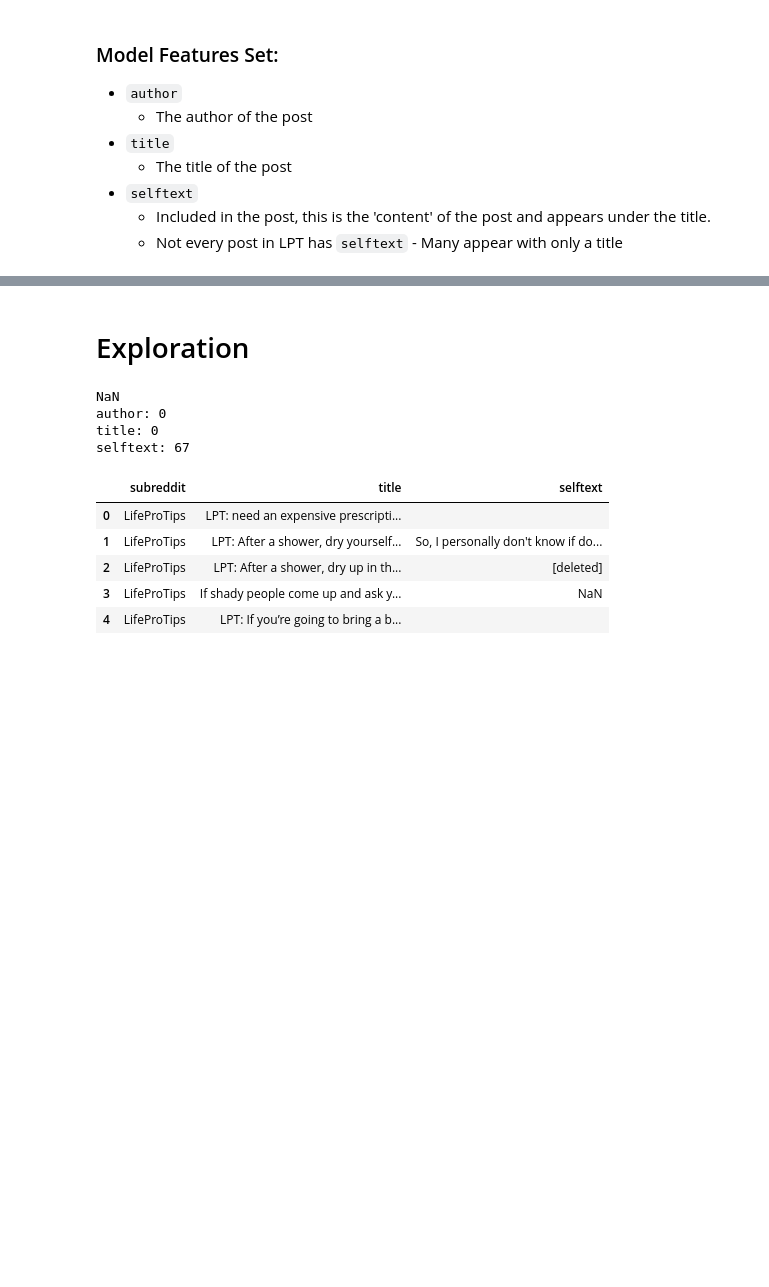
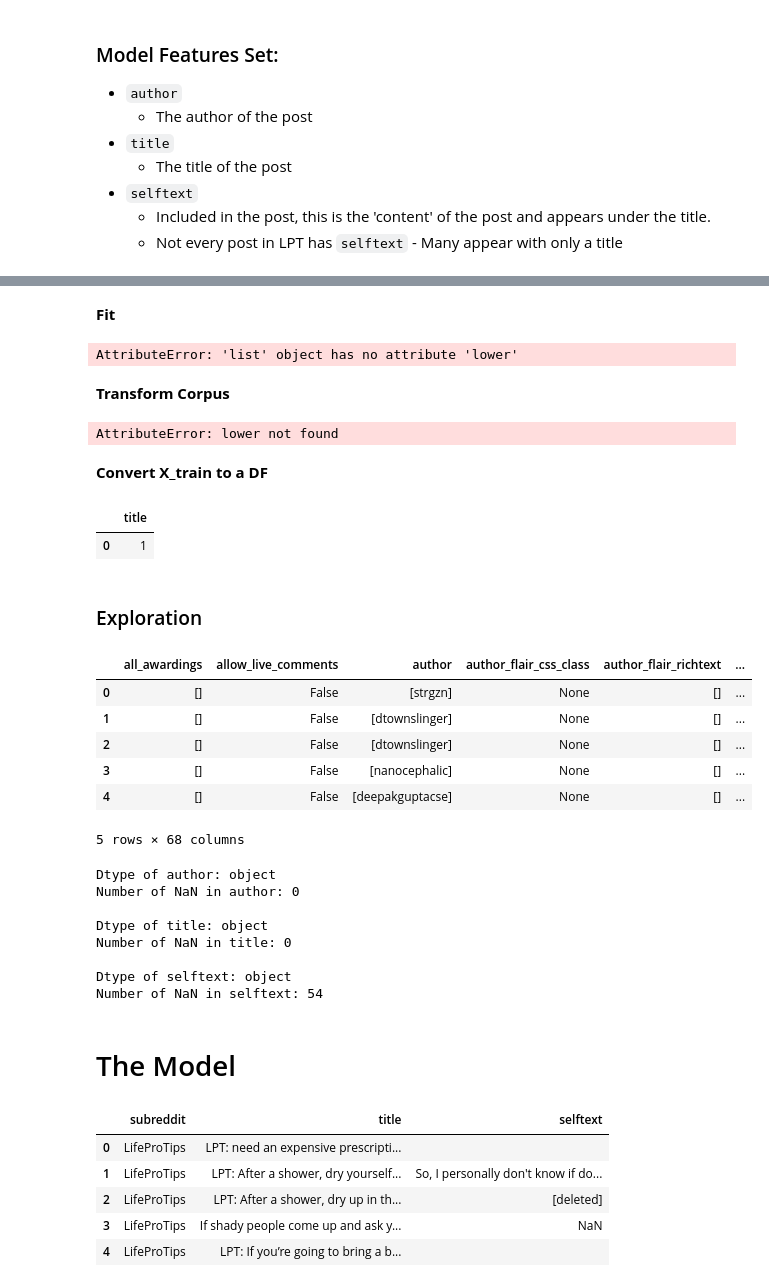
Before and after one commit to patruq/reddit-nlp, a Jupyter notebook: init.ipynb, the cells around one changed output, grey strips where cells are left out. Saved outputs shown, nothing was run; the diff lists cells and outputs as text; code cells hidden in the pictures; blank space fills up the shorter version.

Commit message:
modeling

```diff
--- a/init.ipynb
+++ b/init.ipynb
@@ -251,2 +296,23 @@ lpt_df = create_df(lpt_posts)
+# %% [markdown]
+**Fit**
+# %%
+X_train = cvec.fit(X_train)
+# %% [output]
+AttributeError: 'list' object has no attribute 'lower'
+# %% [markdown]
+**Transform Corpus**
+# %%
+X_train_features = cvec.transform(X_train)
+# %% [output]
+AttributeError: lower not found
+# %% [markdown]
+**Convert X_train to a DF**
+# %%
+X_train_df = pd.DataFrame(X_train.toarray(),
+                         columns=cvec.get_feature_names())
+X_train_df
+# %% [output]
+|  | title |
+| 0 | 1 |
 # %% [markdown]
-# Exploration
+### Exploration
@@ -258,0 +319,10 @@ def print_col_info(df, col1, col2, col3):
+# %%
+df.head()
+# %% [output]
+|  | all_awardings | allow_live_comments | author | author_flair_css_class | author_flair_richtext | ... |
+| 0 | [] | False | [strgzn] | None | [] | ... |
+| 1 | [] | False | [dtownslinger] | None | [] | ... |
+| 2 | [] | False | [dtownslinger] | None | [] | ... |
+| 3 | [] | False | [nanocephalic] | None | [] | ... |
+| 4 | [] | False | [deepakguptacse] | None | [] | ... |
+5 rows × 68 columns
@@ -259,10 +336,18 @@ def print_col_info(df, col1, col2, col3):
 # %%
-print_col_info(lpt_df, "author", "title", "selftext")
+get_stats("author")
+get_stats("title")
+get_stats("selftext")
 # %% [output]
-NaN
-author: 0
-title: 0
-selftext: 67
+Dtype of author: object
+Number of NaN in author: 0
+
+Dtype of title: object
+Number of NaN in title: 0
+
+Dtype of selftext: object
+Number of NaN in selftext: 54
+# %% [markdown]
+# The Model
 # %%
 df[["subreddit", "title", "selftext"]].head()  # Title has 'LPT' in it, could throw the model off
 # %% [output]
```
Also changed, not shown: parts of 68 cells of this notebook.
